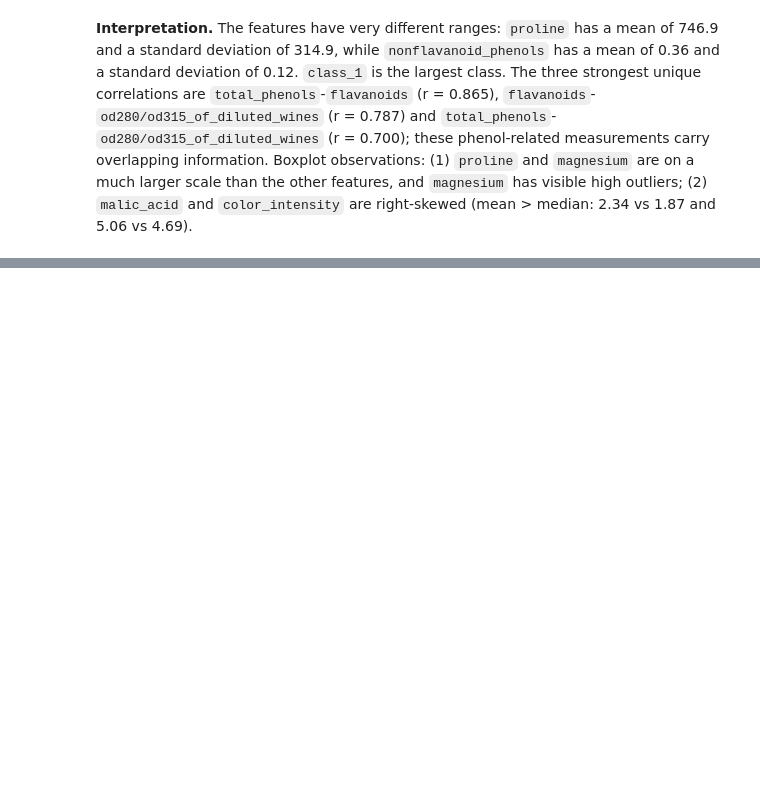
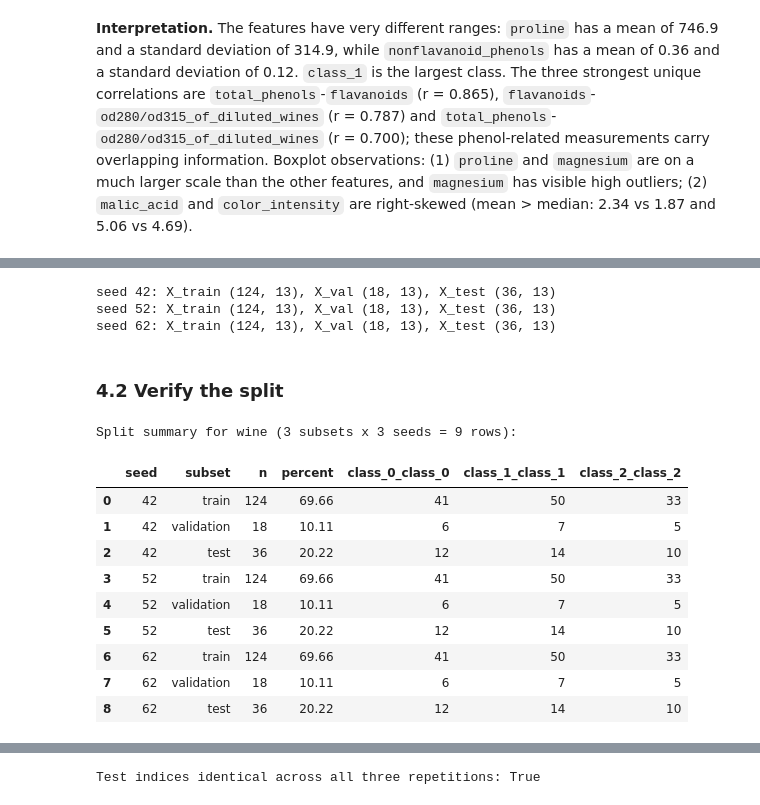
Before and after one commit to selenasurucu/machine-learning-midterm, a Jupyter notebook: wine.ipynb, the cells around one changed output, grey strips where cells are left out. Cells and saved outputs as stored; diff of their text form; code cells hidden in the pictures; blank space fills up the shorter version.

Commit message:
Wine:train,validation,test split, scaling and representations

```diff
--- a/wine.ipynb
+++ b/wine.ipynb
@@ -186,0 +192,32 @@ utils.plot_boxplots(X, DATASET, per_figure=7)
+# %%
+splits, X_test, y_test = utils.make_splits(X, y)
+for seed in utils.SEEDS:
+    s = splits[seed]
+    print(f"seed {seed}: X_train {s['X_train'].shape}, X_val {s['X_val'].shape}, X_test {X_test.shape}")
+# %% [output]
+seed 42: X_train (124, 13), X_val (18, 13), X_test (36, 13)
+seed 52: X_train (124, 13), X_val (18, 13), X_test (36, 13)
+seed 62: X_train (124, 13), X_val (18, 13), X_test (36, 13)
+# %% [markdown]
+### 4.2 Verify the split
+# %%
+print(f"Split summary for {DATASET} (3 subsets x 3 seeds = 9 rows):")
+display(utils.split_summary(splits, y_test, len(X), class_names))
+display(utils.check_splits(splits, X_test, len(X)))
+
+same_test = all(
+    set(X_test.index) == set(X.index) - set(splits[s]["X_train"].index) - set(splits[s]["X_val"].index)
+    for s in utils.SEEDS)
+print("Test indices identical across all three repetitions:", same_test)
+# %% [output]
+Split summary for wine (3 subsets x 3 seeds = 9 rows):
+|  | seed | subset | n | percent | class_0_class_0 | class_1_class_1 | class_2_class_2 |
+| 0 | 42 | train | 124 | 69.66 | 41 | 50 | 33 |
+| 1 | 42 | validation | 18 | 10.11 | 6 | 7 | 5 |
+| 2 | 42 | test | 36 | 20.22 | 12 | 14 | 10 |
+| 3 | 52 | train | 124 | 69.66 | 41 | 50 | 33 |
+| 4 | 52 | validation | 18 | 10.11 | 6 | 7 | 5 |
+| 5 | 52 | test | 36 | 20.22 | 12 | 14 | 10 |
+| 6 | 62 | train | 124 | 69.66 | 41 | 50 | 33 |
+| 7 | 62 | validation | 18 | 10.11 | 6 | 7 | 5 |
+| 8 | 62 | test | 36 | 20.22 | 12 | 14 | 10 |
@@ -186,0 +228 @@ utils.plot_boxplots(X, DATASET, per_figure=7)
+Test indices identical across all three repetitions: True
```
Also changed, not shown: parts of 11 cells of this notebook, 1 other file.
